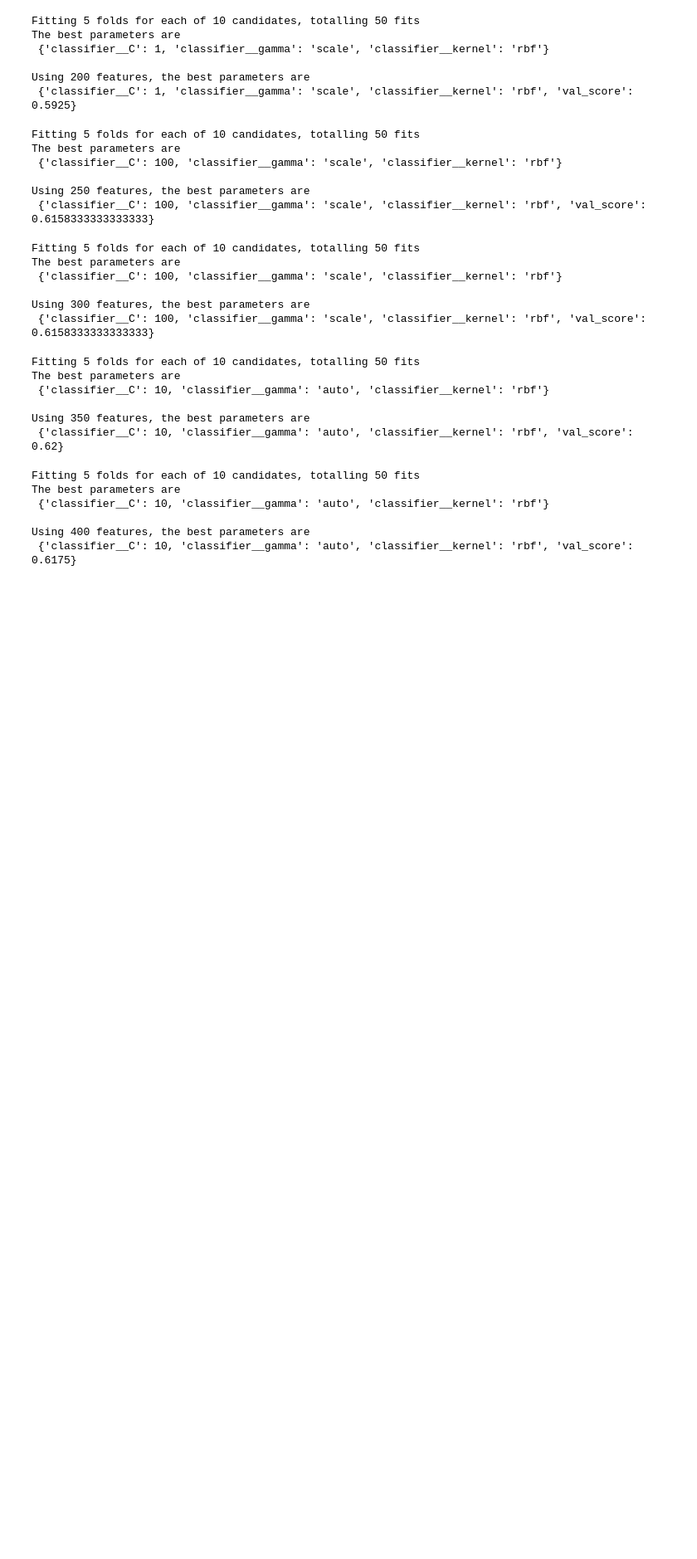
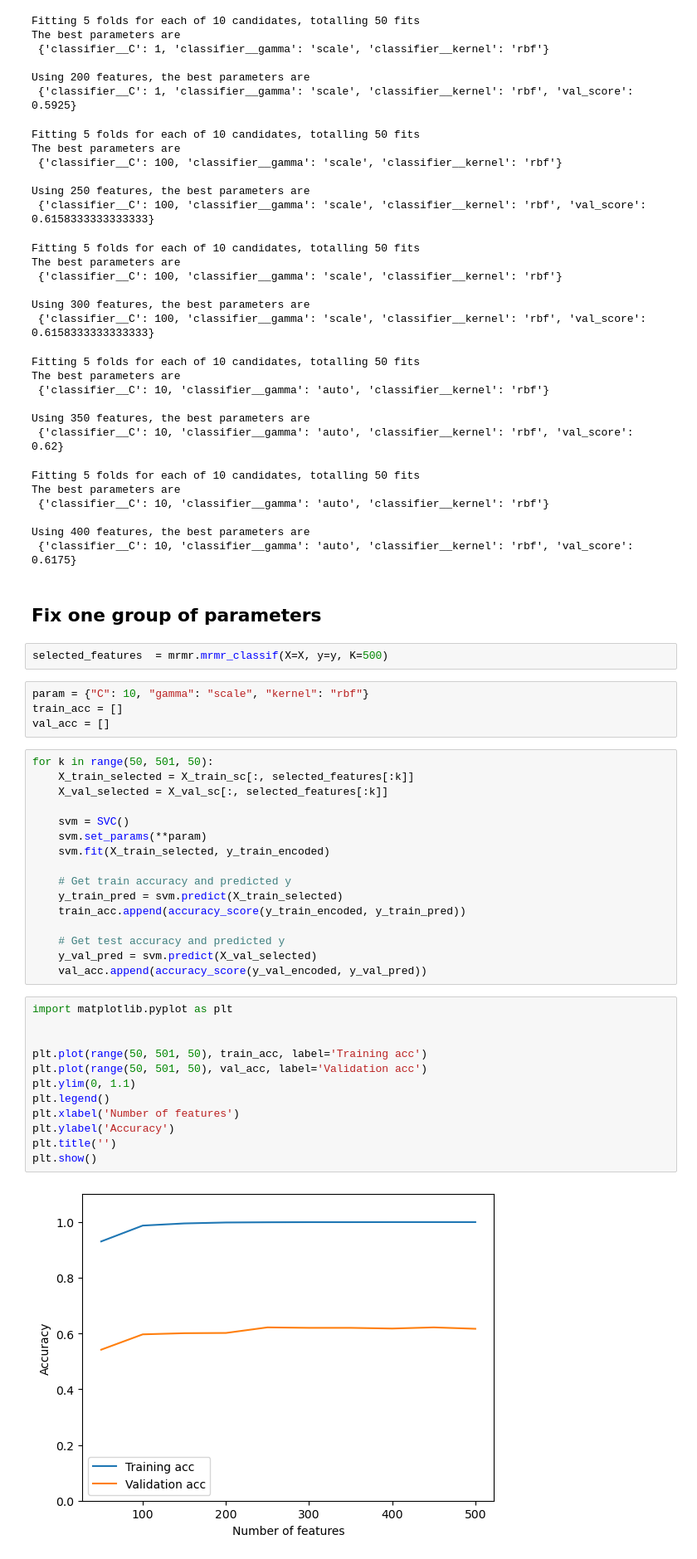
Before and after one commit to haochu-liu/SML_practical, a Jupyter notebook: try_mrmr.ipynb, the cells around one changed output. Shown at 83% size. Saved outputs shown, nothing was run; the diff lists cells and outputs as text; blank space fills up the shorter version.

Commit message:
plot acc

```diff
--- a/try_mrmr.ipynb
+++ b/try_mrmr.ipynb
@@ -179,3 +180,41 @@ The best parameters are
 
 Using 400 features, the best parameters are
  {'classifier__C': 10, 'classifier__gamma': 'auto', 'classifier__kernel': 'rbf', 'val_score': 0.6175}
+# %% [markdown]
+## Fix one group of parameters
+# %%
+selected_features  = mrmr.mrmr_classif(X=X, y=y, K=500)
+# %%
+param = {"C": 10, "gamma": "scale", "kernel": "rbf"}
+train_acc = []
+val_acc = []
+# %%
+for k in range(50, 501, 50):
+    X_train_selected = X_train_sc[:, selected_features[:k]]
+    X_val_selected = X_val_sc[:, selected_features[:k]]
+
+    svm = SVC()
+    svm.set_params(**param)
+    svm.fit(X_train_selected, y_train_encoded)
+
+    # Get train accuracy and predicted y
+    y_train_pred = svm.predict(X_train_selected)
+    train_acc.append(accuracy_score(y_train_encoded, y_train_pred))
+
+    # Get test accuracy and predicted y
+    y_val_pred = svm.predict(X_val_selected)
+    val_acc.append(accuracy_score(y_val_encoded, y_val_pred))
+# %%
+import matplotlib.pyplot as plt
+
+
+plt.plot(range(50, 501, 50), train_acc, label='Training acc')
+plt.plot(range(50, 501, 50), val_acc, label='Validation acc')
+plt.ylim(0, 1.1)
+plt.legend()
+plt.xlabel('Number of features')
+plt.ylabel('Accuracy')
+plt.title('')
+plt.show()
+# %% [output]
+[figure, added]
```
Also changed, not shown: parts of 3 cells of this notebook.
